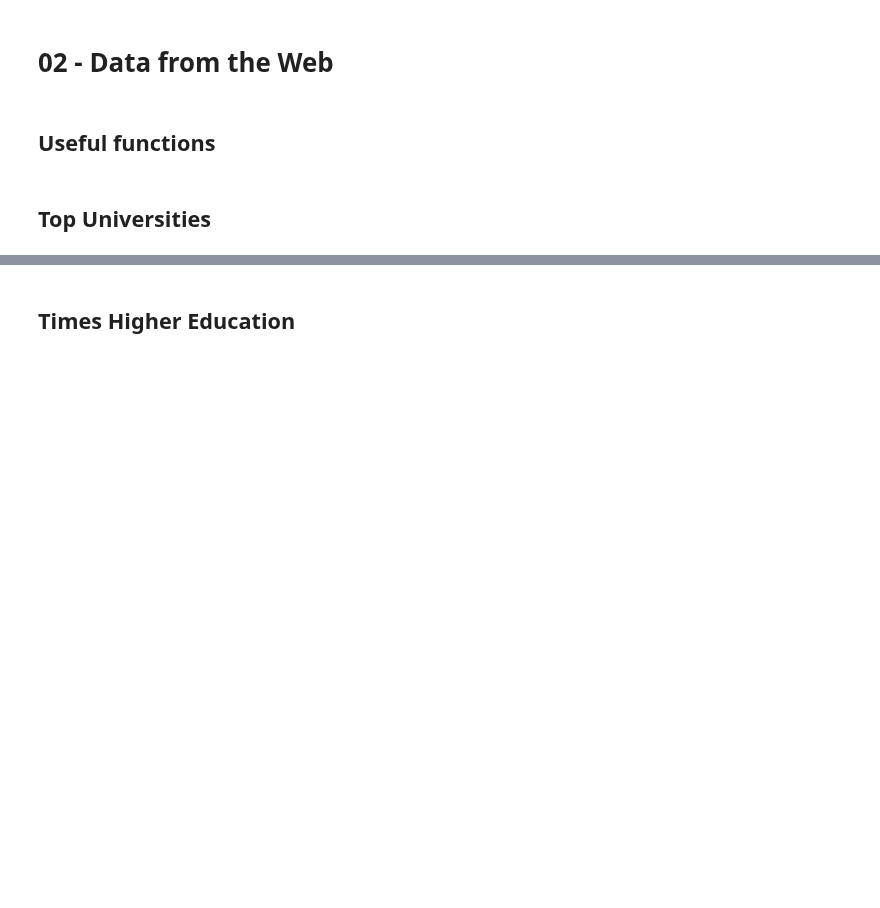
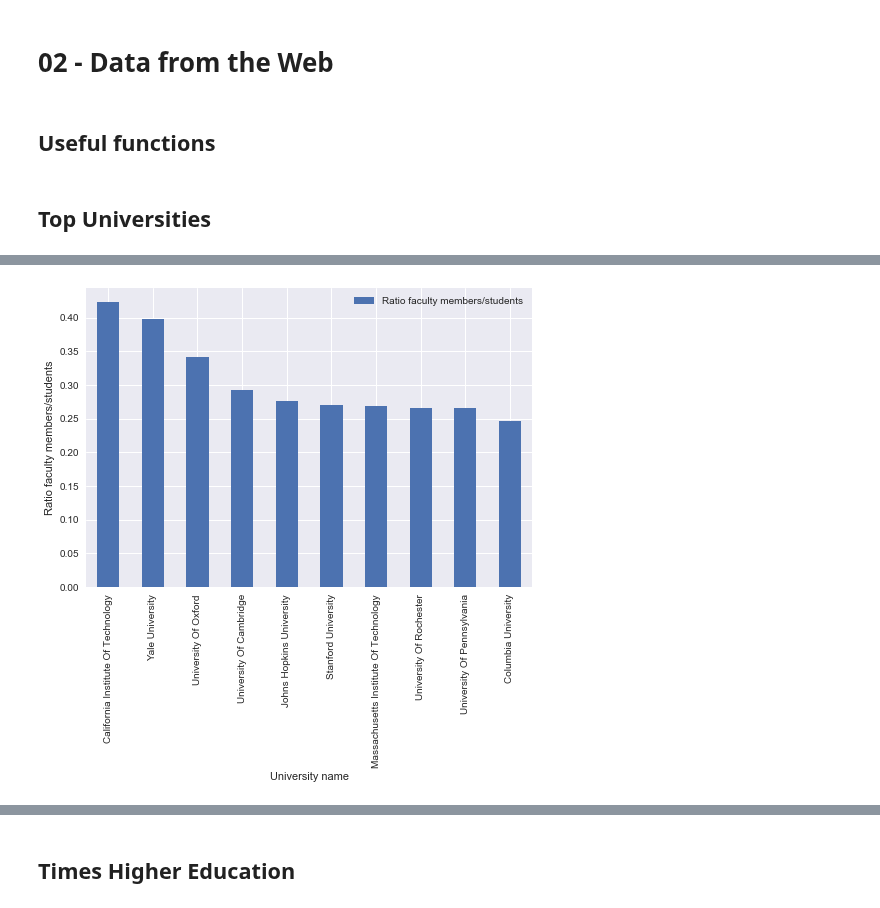
Before and after one commit to raphaelBarman/ADA-dh, a Jupyter notebook: 02 - Data from the Web/Homework 2.ipynb, the cells around one changed output, grey strips where cells are left out. Saved outputs shown, nothing was run; the diff lists cells and outputs as text; code cells hidden in the pictures; blank space fills up the shorter version.

Commit message:
answered question and plotted bar charts for both datasets; missing explanations

```diff
--- a/02 - Data from the Web/Homework 2.ipynb
+++ b/02 - Data from the Web/Homework 2.ipynb
@@ -113,3 +115,48 @@ df_tu
 | 198 | Netherlands | 502.0 | 8234.0 | Maastricht University | 200 | Europe | ... |
 | 199 | Chile | 127.0 | 2134.0 | Universidad De Chile | 201 | Latin America | ... |
 200 rows × 9 columns
+# %%
+def sort(df, column_nominator, column_denominator, column_name):
+    df_temp = df.copy()
+    df_temp[column_name] = df_temp[column_nominator]/df_temp[column_denominator]
+    df_sorted = df_temp.sort_values(by=[column_name], ascending=False)
+    return df_sorted
+
+def group(df, grouping_column):
+    df_temp = df.copy()
+    df_grouped = df_temp.groupby([grouping_column])
+    df_aggregated = df_grouped.sum()
+    return df_aggregated
+
+def plot(df, x, y, xlabel, ylabel):
+    barchart = df.plot.bar(x=x, y=y)
+    barchart.set_xlabel(xlabel)
+    barchart.set_ylabel(ylabel)
+    plt.show()
+
+def reduced_plot(df, x, y, xlabel, ylabel):
+    reduced_index = np.arange(10)
+    reduced_df = df.take(index)
+    plot(reduced_df, x, y, xlabel, ylabel)
+# %%
+#column index
+name = 'Name'
+total_faculty_members = 'Total faculty members'
+total_students = 'Total students'
+international_students = 'International students'
+total_students = 'Total students'
+faculty_members_students_ratio = 'Ratio faculty members/students'
+international_students_ratio = 'Ratio international students'
+country = 'Country'
+region = 'Region'
+students_staff_ratio ='Student/Staff Ratio'
+pc_international_students = '% of International Students'
+number_international_students = 'Number of International Students'
+number_students = 'Number of Students'
+#x- and y- labels
+university_name = 'University name'
+# %%
+df_tu_QA = sort(df_tu, total_faculty_members, total_students, faculty_members_students_ratio)
+reduced_plot(df_tu_QA, name, faculty_members_students_ratio, university_name, faculty_members_students_ratio)
+# %% [output]
+[figure, added]
```
Also changed, not shown: parts of 18 cells of this notebook.
